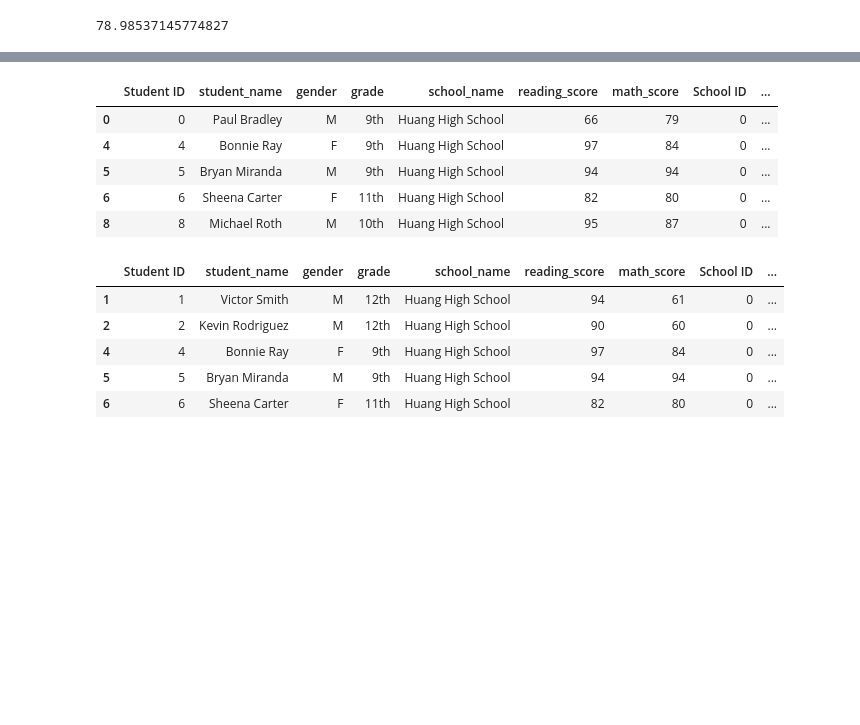
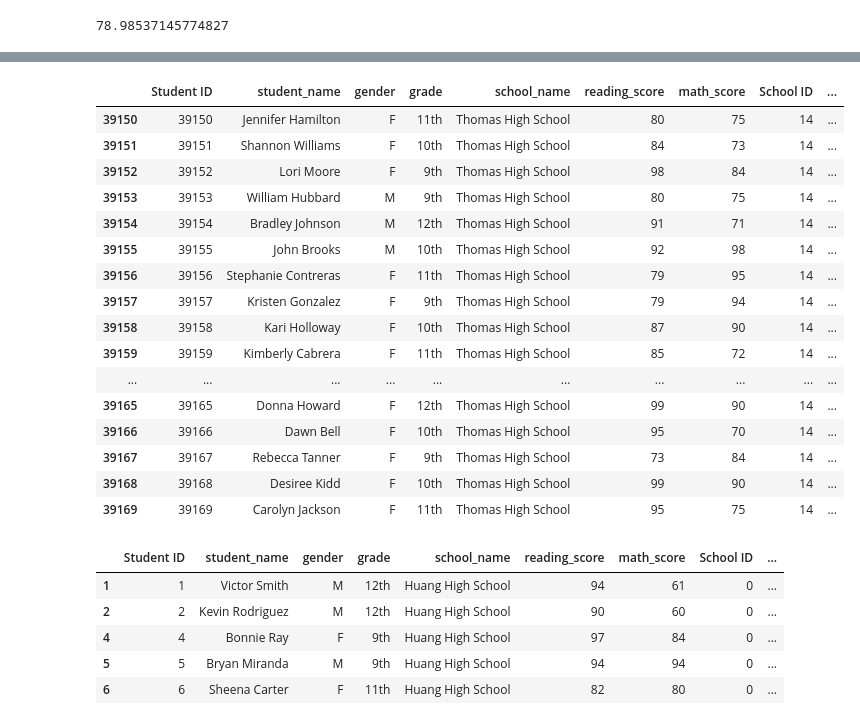
Before and after one commit to prentiss04/School_District_Analysis_ppd, a Jupyter notebook: PyCitySchools.ipynb, the cells around one changed output, grey strips where cells are left out. Cells and saved outputs as stored; diff of their text form; code cells hidden in the pictures; blank space fills up the shorter version.

```diff
--- a/PyCitySchools.ipynb
+++ b/PyCitySchools.ipynb
@@ -268,14 +268,25 @@ Name: math_score, Length: 39170, dtype: bool
 # %%
 # Get all the students who are passing math in a new DataFrame
 passing_math = school_data_complete_df[school_data_complete_df["math_score"] >=70]
-passing_math.head()
+passing_math.tail(20)
 # %% [output]
 |  | Student ID | student_name | gender | grade | school_name | reading_score | math_score | School ID | ... |
-| 0 | 0 | Paul Bradley | M | 9th | Huang High School | 66 | 79 | 0 | ... |
-| 4 | 4 | Bonnie Ray | F | 9th | Huang High School | 97 | 84 | 0 | ... |
-| 5 | 5 | Bryan Miranda | M | 9th | Huang High School | 94 | 94 | 0 | ... |
-| 6 | 6 | Sheena Carter | F | 11th | Huang High School | 82 | 80 | 0 | ... |
-| 8 | 8 | Michael Roth | M | 10th | Huang High School | 95 | 87 | 0 | ... |
+| 39150 | 39150 | Jennifer Hamilton | F | 11th | Thomas High School | 80 | 75 | 14 | ... |
+| 39151 | 39151 | Shannon Williams | F | 10th | Thomas High School | 84 | 73 | 14 | ... |
+| 39152 | 39152 | Lori Moore | F | 9th | Thomas High School | 98 | 84 | 14 | ... |
+| 39153 | 39153 | William Hubbard | M | 9th | Thomas High School | 80 | 75 | 14 | ... |
+| 39154 | 39154 | Bradley Johnson | M | 12th | Thomas High School | 91 | 71 | 14 | ... |
+| 39155 | 39155 | John Brooks | M | 10th | Thomas High School | 92 | 98 | 14 | ... |
+| 39156 | 39156 | Stephanie Contreras | F | 11th | Thomas High School | 79 | 95 | 14 | ... |
+| 39157 | 39157 | Kristen Gonzalez | F | 9th | Thomas High School | 79 | 94 | 14 | ... |
+| 39158 | 39158 | Kari Holloway | F | 10th | Thomas High School | 87 | 90 | 14 | ... |
+| 39159 | 39159 | Kimberly Cabrera | F | 11th | Thomas High School | 85 | 72 | 14 | ... |
+| ... | ... | ... | ... | ... | ... | ... | ... | ... | ... |
+| 39165 | 39165 | Donna Howard | F | 12th | Thomas High School | 99 | 90 | 14 | ... |
+| 39166 | 39166 | Dawn Bell | F | 10th | Thomas High School | 95 | 70 | 14 | ... |
+| 39167 | 39167 | Rebecca Tanner | F | 9th | Thomas High School | 73 | 84 | 14 | ... |
+| 39168 | 39168 | Desiree Kidd | F | 10th | Thomas High School | 99 | 90 | 14 | ... |
+| 39169 | 39169 | Carolyn Jackson | F | 11th | Thomas High School | 95 | 75 | 14 | ... |
 # %%
 # Get all the students who are passing reading in a new DataFrame
 passing_reading = school_data_complete_df[school_data_complete_df["reading_score"] >=70]
```
Also changed, not shown: parts of 20 cells of this notebook, 4 other files.
